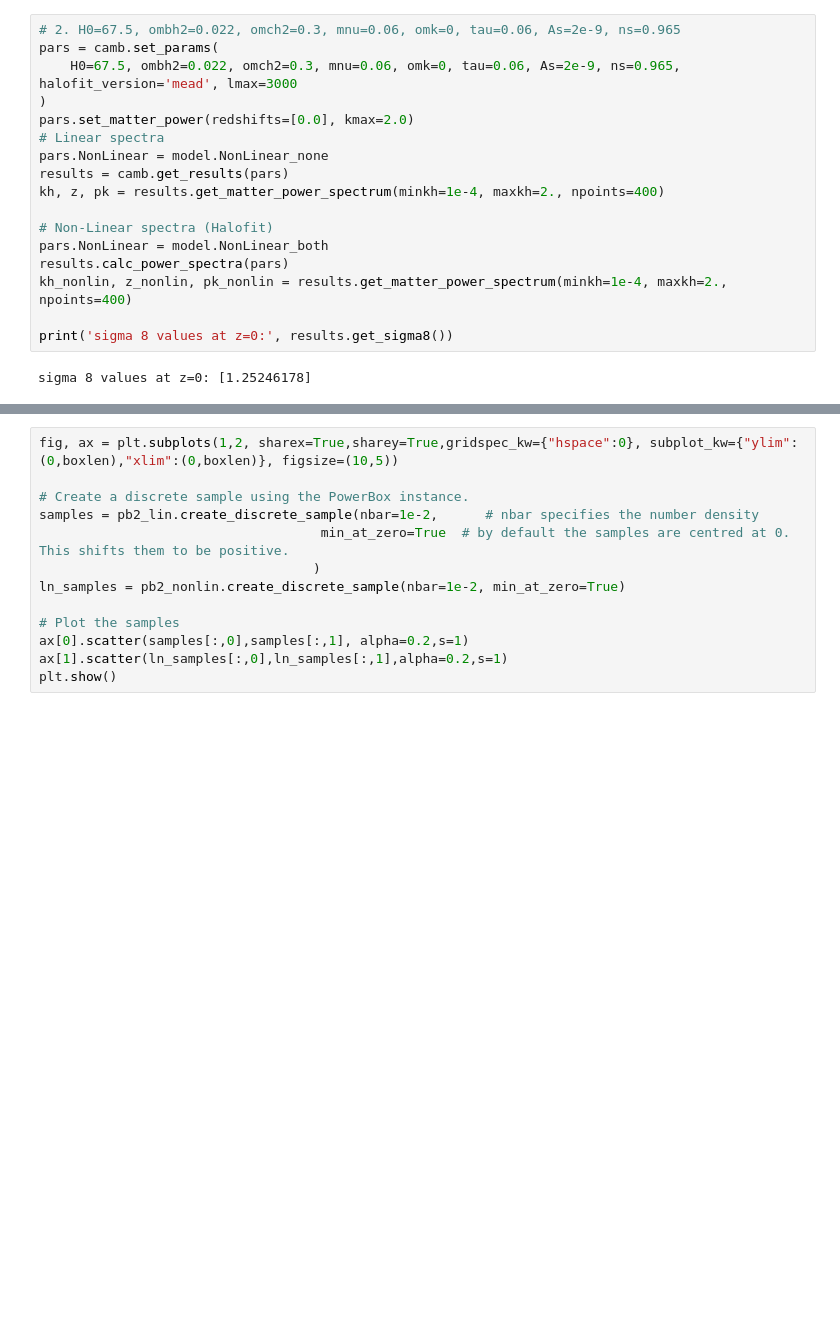
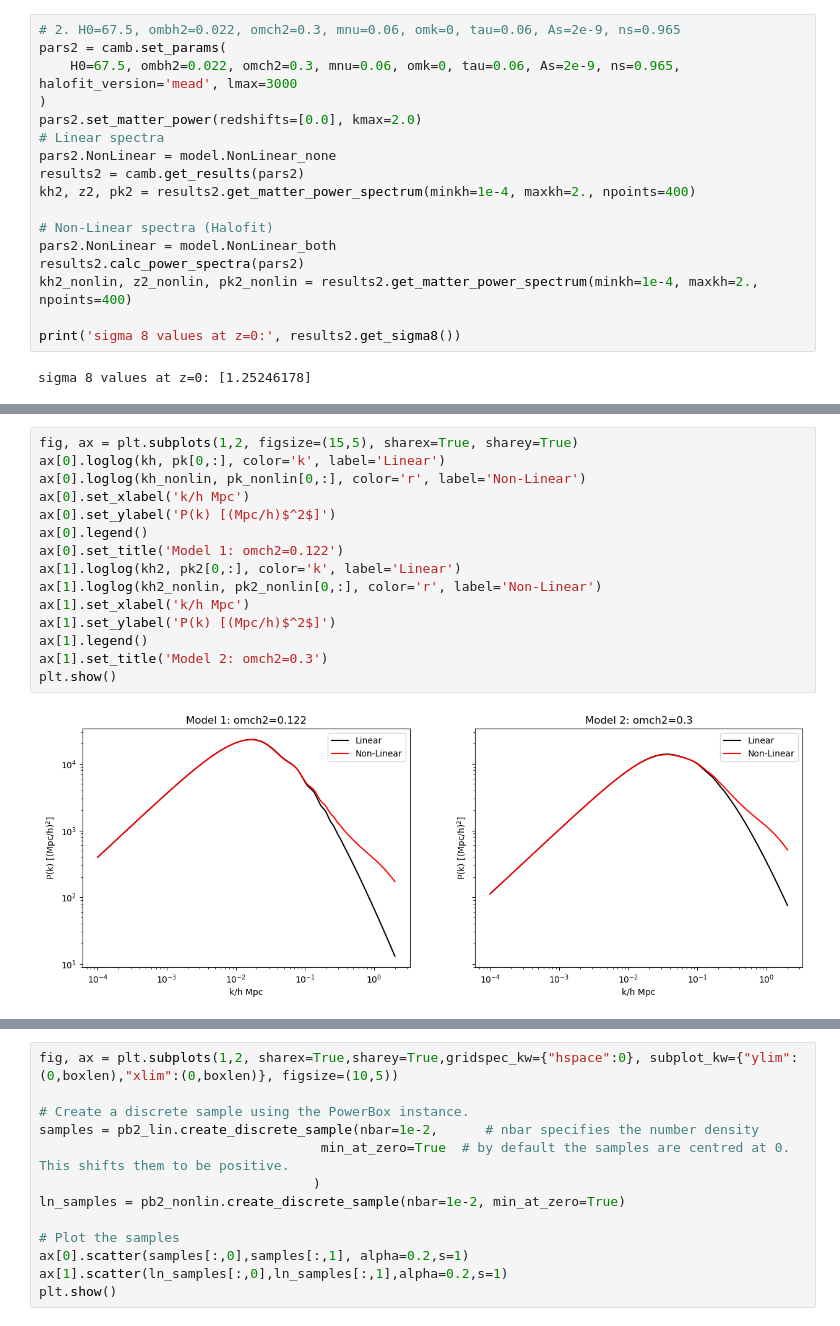
Before and after one commit to john1256/KASI_Ms, a Jupyter notebook: 2025/Field_research_2/create_dist.ipynb, the cells around one changed output, grey strips where cells are left out. Drawn from its saved outputs; the diff is of its cells as text; blank space fills up the shorter version.

```diff
--- a/2025/Field_research_2/create_dist.ipynb
+++ b/2025/Field_research_2/create_dist.ipynb
@@ -166,21 +166,21 @@ plt.show()
 [figure]
 # %%
 # 2. H0=67.5, ombh2=0.022, omch2=0.3, mnu=0.06, omk=0, tau=0.06, As=2e-9, ns=0.965
-pars = camb.set_params(
+pars2 = camb.set_params(
     H0=67.5, ombh2=0.022, omch2=0.3, mnu=0.06, omk=0, tau=0.06, As=2e-9, ns=0.965, halofit_version='mead', lmax=3000
 )
-pars.set_matter_power(redshifts=[0.0], kmax=2.0)
+pars2.set_matter_power(redshifts=[0.0], kmax=2.0)
 # Linear spectra
-pars.NonLinear = model.NonLinear_none
-results = camb.get_results(pars)
-kh, z, pk = results.get_matter_power_spectrum(minkh=1e-4, maxkh=2., npoints=400)
+pars2.NonLinear = model.NonLinear_none
+results2 = camb.get_results(pars2)
+kh2, z2, pk2 = results2.get_matter_power_spectrum(minkh=1e-4, maxkh=2., npoints=400)
 
 # Non-Linear spectra (Halofit)
-pars.NonLinear = model.NonLinear_both
-results.calc_power_spectra(pars)
-kh_nonlin, z_nonlin, pk_nonlin = results.get_matter_power_spectrum(minkh=1e-4, maxkh=2., npoints=400)
+pars2.NonLinear = model.NonLinear_both
+results2.calc_power_spectra(pars2)
+kh2_nonlin, z2_nonlin, pk2_nonlin = results2.get_matter_power_spectrum(minkh=1e-4, maxkh=2., npoints=400)
 
-print('sigma 8 values at z=0:', results.get_sigma8())
+print('sigma 8 values at z=0:', results2.get_sigma8())
 # %% [output]
 sigma 8 values at z=0: [1.25246178]
 # %%
@@ -193,4 +193,21 @@ plt.legend(['linear', 'non-linear'], loc='lower left')
 plt.show()
 # %% [output]
 [figure]
+# %%
+fig, ax = plt.subplots(1,2, figsize=(15,5), sharex=True, sharey=True)
+ax[0].loglog(kh, pk[0,:], color='k', label='Linear')
+ax[0].loglog(kh_nonlin, pk_nonlin[0,:], color='r', label='Non-Linear')
+ax[0].set_xlabel('k/h Mpc')
+ax[0].set_ylabel('P(k) [(Mpc/h)$^2$]')
+ax[0].legend()
+ax[0].set_title('Model 1: omch2=0.122')
+ax[1].loglog(kh2, pk2[0,:], color='k', label='Linear')
+ax[1].loglog(kh2_nonlin, pk2_nonlin[0,:], color='r', label='Non-Linear')
+ax[1].set_xlabel('k/h Mpc')
+ax[1].set_ylabel('P(k) [(Mpc/h)$^2$]')
+ax[1].legend()
+ax[1].set_title('Model 2: omch2=0.3')
+plt.show()
+# %% [output]
+[figure, added]
 # %%
```
Also changed, not shown: parts of 3 cells of this notebook.
